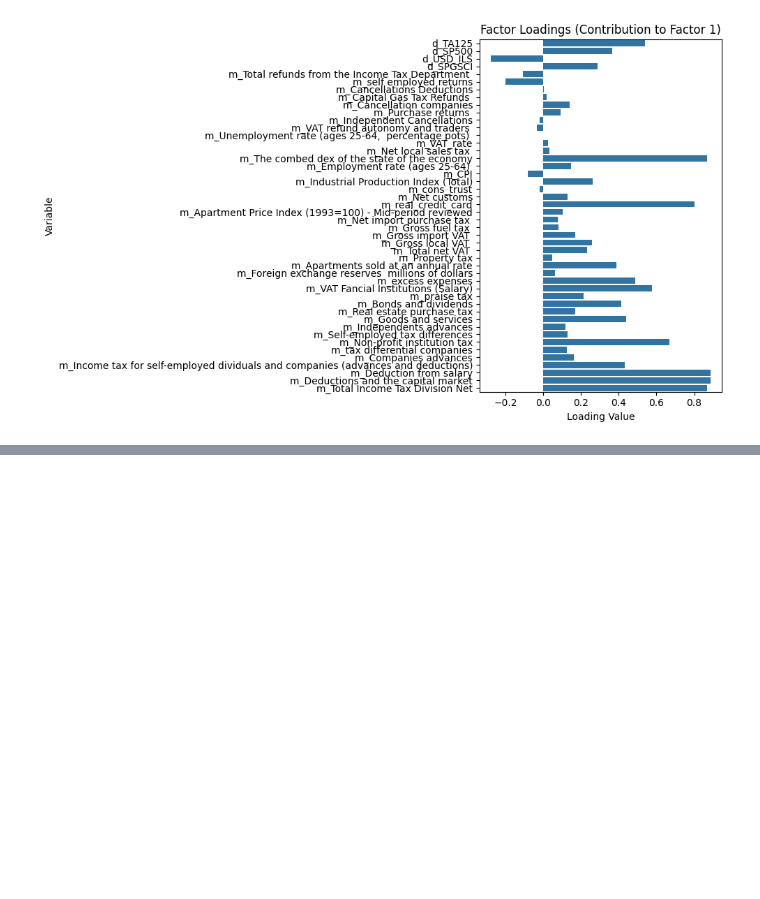
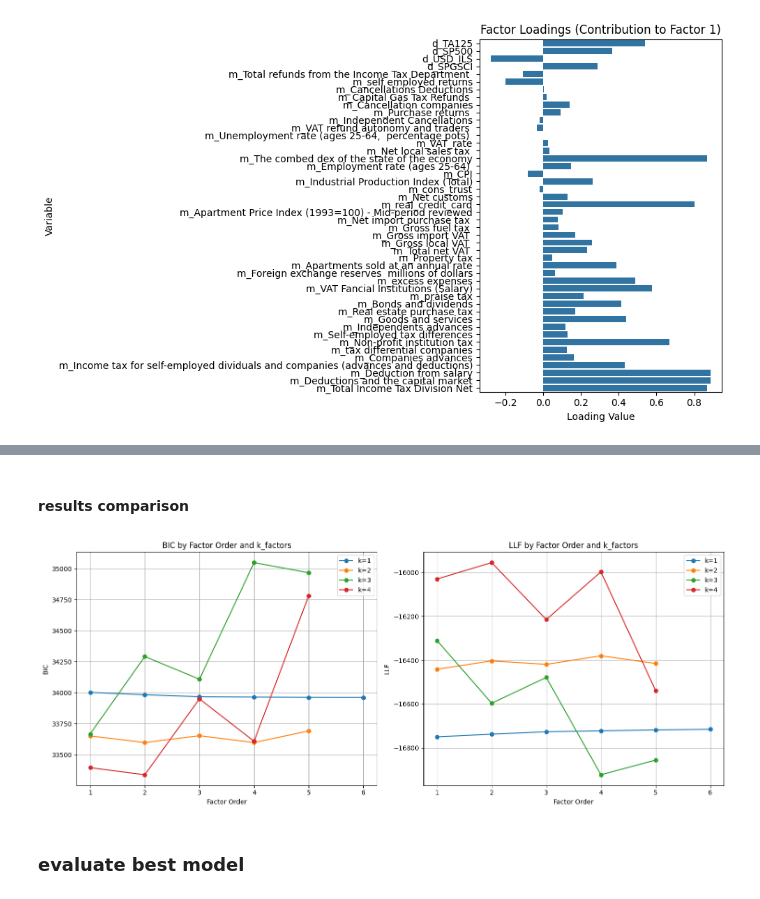
Before and after one commit to EladBenjo/gdp-nowcasting-seminar, a Jupyter notebook: Notebooks/03_dfm_selection.ipynb, the cells around one changed output, grey strips where cells are left out. Drawn from its saved outputs; the diff is of its cells as text; code cells hidden in the pictures; blank space fills up the shorter version.

```diff
--- a/Notebooks/03_dfm_selection.ipynb
+++ b/Notebooks/03_dfm_selection.ipynb
@@ -442,0 +571,3 @@ plt.show()
+# %%
+with open("/content/drive/MyDrive/gdp_nowcasting_seminar/models/init_res_fit.pkl", "rb") as f:
+    one_f_pre_train_mode = pickle.load(f)
@@ -442,0 +703,3 @@ plt.show()
+# %%
+with open("/content/drive/MyDrive/gdp_nowcasting_seminar/models/mod_1_2_og_data.pkl", "wb") as f:
+    pickle.dump(final_res, f)
@@ -442,0 +708,5 @@ plt.show()
+# %%
+import pickle
+file_path = "/content/drive/MyDrive/gdp_nowcasting_seminar/models/dfm_k1_p2_covdiagonal.pkl"
+with open (file_path, "rb") as f:
+  best_model = pickle.load(f)
@@ -442,0 +901,2 @@ plt.show()
+# %% [markdown]
+#### results comparison
@@ -442,0 +931,34 @@ plt.show()
+# %%
+import matplotlib.pyplot as plt
+import pandas as pd
+
+results_df = pd.DataFrame(results, columns=['k_factors', 'factor_order', 'BIC', 'LLF'])
+
+fig, axes = plt.subplots(1, 2, figsize=(15, 6))
+
+# Plot BIC
+for k in results_df['k_factors'].unique():
+    subset = results_df[results_df['k_factors'] == k]
+    axes[0].plot(subset['factor_order'], subset['BIC'], marker='o', label=f'k={k}')
+axes[0].set_title('BIC by Factor Order and k_factors')
+axes[0].set_xlabel('Factor Order')
+axes[0].set_ylabel('BIC')
+axes[0].legend()
+axes[0].grid(True)
+
+# Plot LLF
+for k in results_df['k_factors'].unique():
+    subset = results_df[results_df['k_factors'] == k]
+    axes[1].plot(subset['factor_order'], subset['LLF'], marker='o', label=f'k={k}')
+axes[1].set_title('LLF by Factor Order and k_factors')
+axes[1].set_xlabel('Factor Order')
+axes[1].set_ylabel('LLF')
+axes[1].legend()
+axes[1].grid(True)
+
+plt.tight_layout()
+plt.show()
+# %% [output]
+[figure, added]
+# %% [markdown]
+### evaluate best model
```
Also changed, not shown: parts of 71 cells of this notebook, 2 other files.
